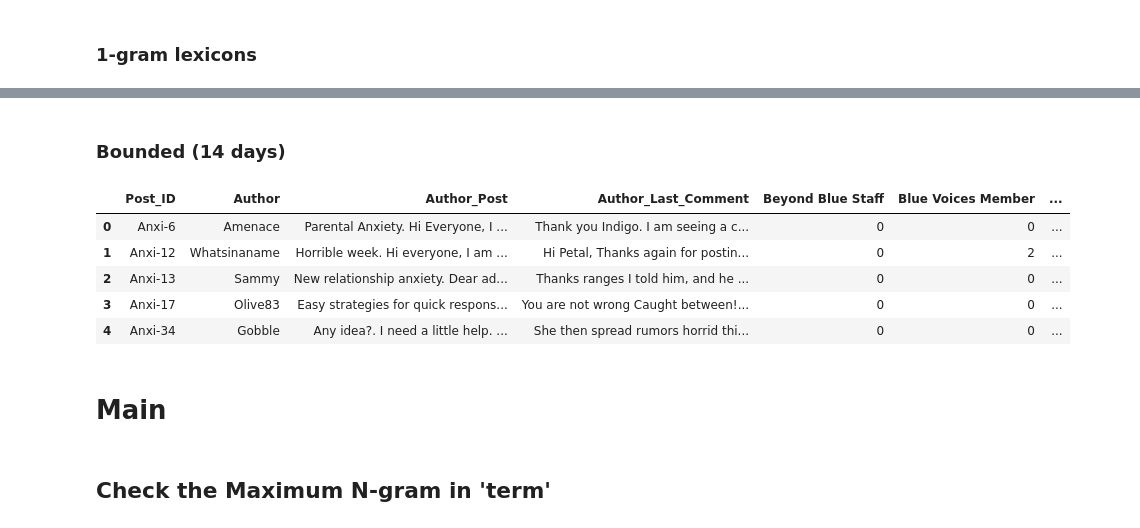
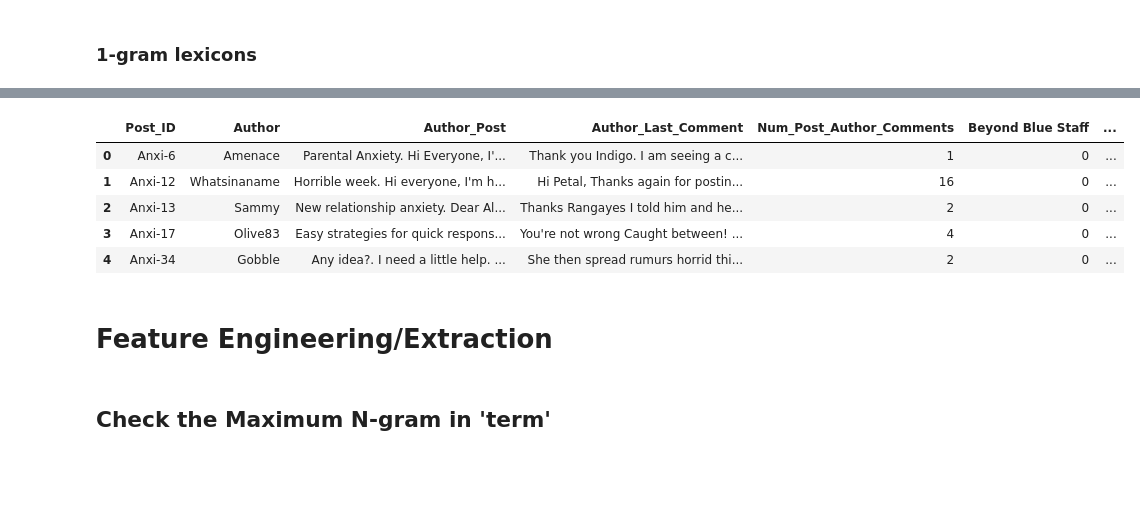
Before and after one commit to PutraAryotama/research_project, a Jupyter notebook: mental_health_severity.ipynb, the cells around one changed output, grey strips where cells are left out. Drawn from its saved outputs; the diff is of its cells as text; code cells hidden in the pictures; blank space fills up the shorter version.

```diff
--- a/mental_health_severity.ipynb
+++ b/mental_health_severity.ipynb
@@ -69,18 +58,16 @@ mental_health_severity_table
-# %% [markdown]
-### Bounded (14 days)
 # %%
-mental_health_severity_table_max14days = pd.read_csv('./data/BeyondBlue/commented_post_authors_max14days.csv', header=0)
+post_last_comment_table_max14days = pd.read_csv('./data/BeyondBlue/commented_post_authors_max14days_2.csv', header=0)
 # %%
-mental_health_severity_table_max14days.head()
+post_last_comment_table_max14days.head()
 # %% [output]
-|  | Post_ID | Author | Author_Post | Author_Last_Comment | Beyond Blue Staff | Blue Voices Member | ... |
-| 0 | Anxi-6 | Amenace | Parental Anxiety. Hi Everyone, I ... | Thank you Indigo. I am seeing a c... | 0 | 0 | ... |
-| 1 | Anxi-12 | Whatsinaname | Horrible week. Hi everyone, I am ... | Hi Petal, Thanks again for postin... | 0 | 2 | ... |
-| 2 | Anxi-13 | Sammy | New relationship anxiety. Dear ad... | Thanks ranges I told him, and he ... | 0 | 0 | ... |
-| 3 | Anxi-17 | Olive83 | Easy strategies for quick respons... | You are not wrong Caught between!... | 0 | 0 | ... |
-| 4 | Anxi-34 | Gobble | Any idea?. I need a little help. ... | She then spread rumors horrid thi... | 0 | 0 | ... |
+|  | Post_ID | Author | Author_Post | Author_Last_Comment | Num_Post_Author_Comments | Beyond Blue Staff | ... |
+| 0 | Anxi-6 | Amenace | Parental Anxiety. Hi Everyone, I'... | Thank you Indigo. I am seeing a c... | 1 | 0 | ... |
+| 1 | Anxi-12 | Whatsinaname | Horrible week. Hi everyone, I'm h... | Hi Petal, Thanks again for postin... | 16 | 0 | ... |
+| 2 | Anxi-13 | Sammy | New relationship anxiety. Dear Al... | Thanks Rangayes I told him and he... | 2 | 0 | ... |
+| 3 | Anxi-17 | Olive83 | Easy strategies for quick respons... | You're not wrong Caught between! ... | 4 | 0 | ... |
+| 4 | Anxi-34 | Gobble | Any idea?. I need a little help. ... | She then spread rumurs horrid thi... | 2 | 0 | ... |
 # %% [markdown]
-# Main
+# Feature Engineering/Extraction
 # %% [markdown]
 ## Check the Maximum N-gram in 'term'
 # %%
```
Also changed, not shown: parts of 255 cells of this notebook, 2 other files.
